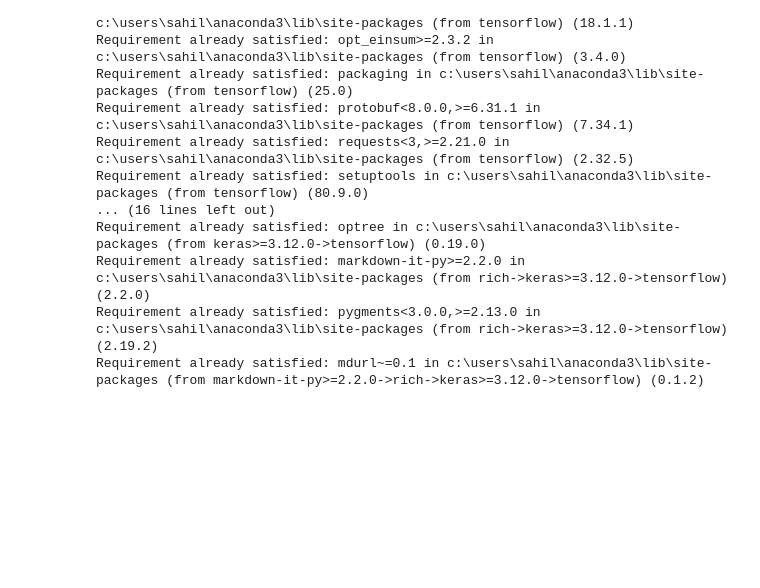
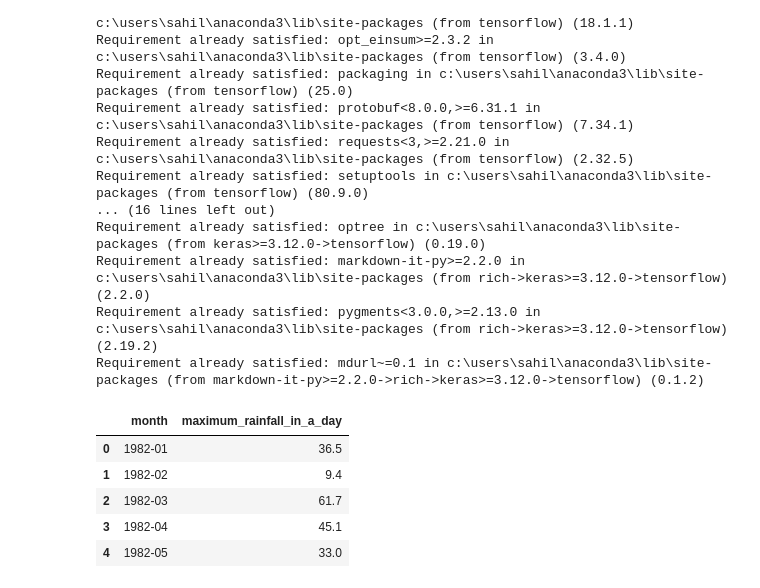
Before and after one commit to SahilLASKAR13/PROJECT, a Jupyter notebook: rainfall_pred/rainfall_pred.ipynb, the cells around one changed output. Saved outputs shown, nothing was run; the diff lists cells and outputs as text; code cells hidden in the pictures; blank space fills up the shorter version.

```diff
--- a/rainfall_pred/rainfall_pred.ipynb
+++ b/rainfall_pred/rainfall_pred.ipynb
@@ -30,0 +36,9 @@ from tensorflow.keras.layers import LSTM, Dense, Dropout
+# %%
+df1.head()
+# %% [output]
+|  | month | maximum_rainfall_in_a_day |
+| 0 | 1982-01 | 36.5 |
+| 1 | 1982-02 | 9.4 |
+| 2 | 1982-03 | 61.7 |
+| 3 | 1982-04 | 45.1 |
+| 4 | 1982-05 | 33.0 |
```
Also changed, not shown: parts of 19 cells of this notebook.
